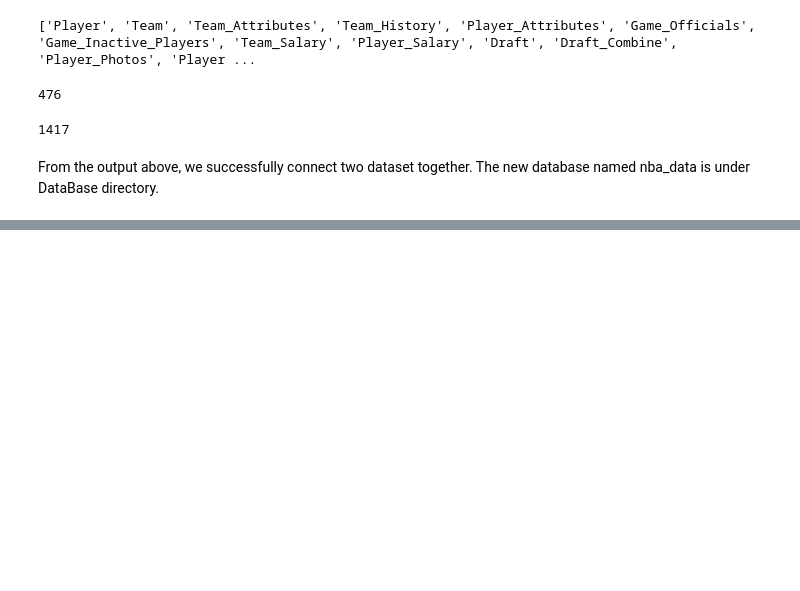
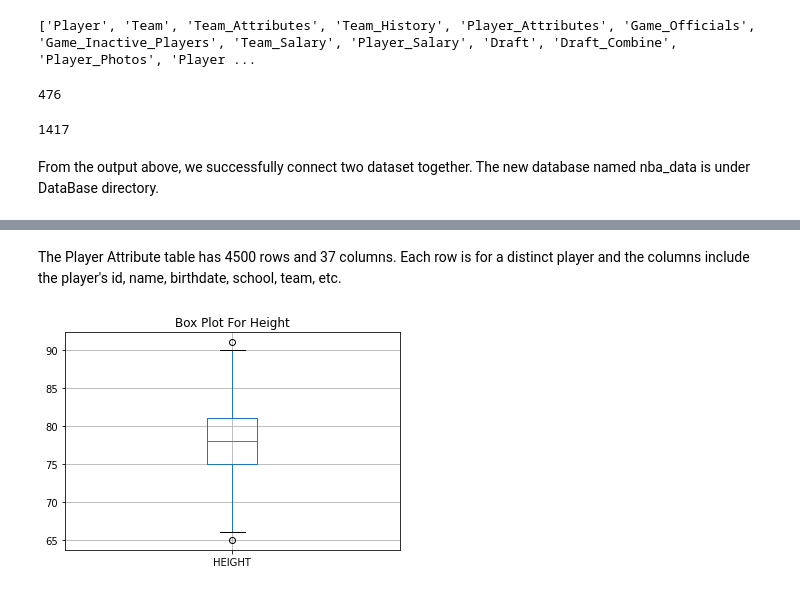
Before and after one commit to VIcKII-Z/Database-final-proj_on-NBA-datasets, a Jupyter notebook: Final Project.ipynb, the cells around one changed output, grey strips where cells are left out. Saved outputs shown, nothing was run; the diff lists cells and outputs as text; code cells hidden in the pictures; blank space fills up the shorter version.

Commit message:
add data analysis part for player table

```diff
--- a/Final Project.ipynb
+++ b/Final Project.ipynb
@@ -90,0 +139,5 @@ From the output above, we successfully connect two dataset together. The new dat
+# %%
+cursor.execute('SELECT * from Player_Attributes')
+cols = [column[0] for column in cursor.description]
+player_attributes = pd.DataFrame.from_records(data = cursor.fetchall(), columns = cols)
+player_attributes.head()
@@ -90,0 +172,11 @@ From the output above, we successfully connect two dataset together. The new dat
+# %% [markdown]
+The Player Attribute table has 4500 rows and 37 columns. Each row is for a distinct player and the columns include the player's id, name, birthdate, school, team, etc.
+# %%
+import matplotlib.pyplot as plt
+
+plt.figure()
+player_attributes.boxplot(["HEIGHT"])
+plt.title("Box Plot For Height")
+plt.show()
+# %% [output]
+[figure, added]
```
Also changed, not shown: parts of 34 cells of this notebook.
